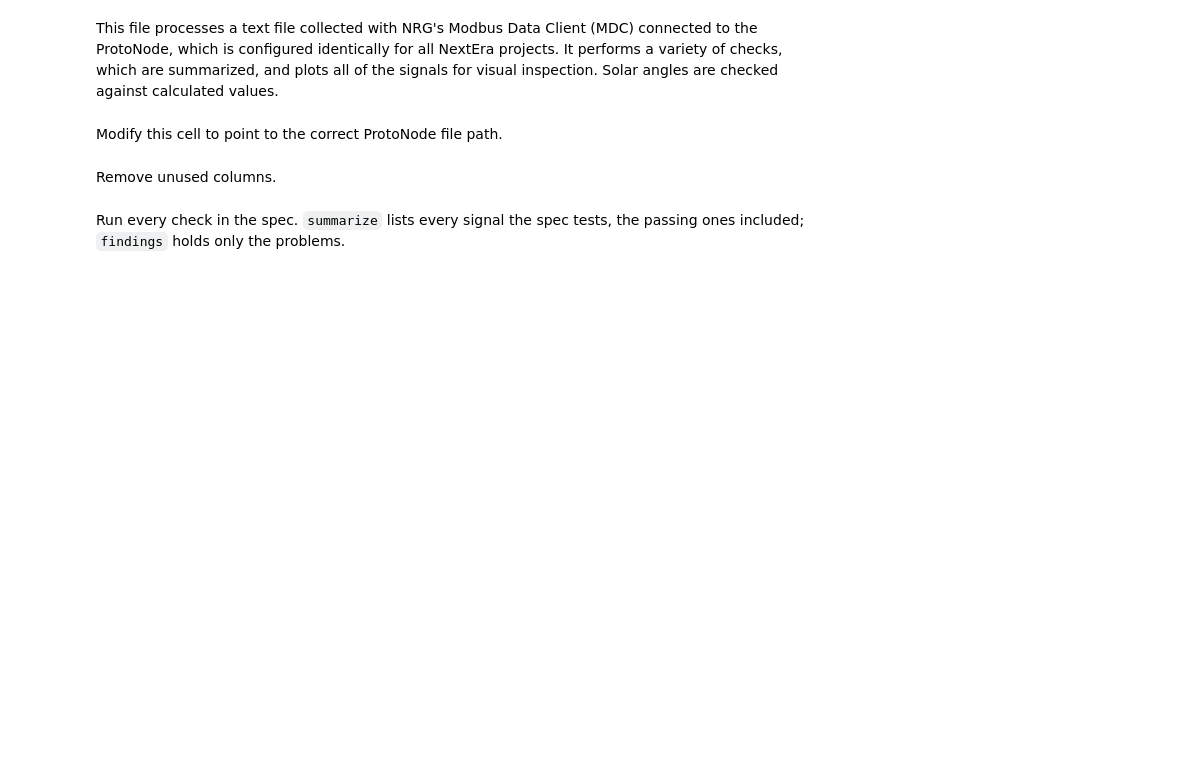
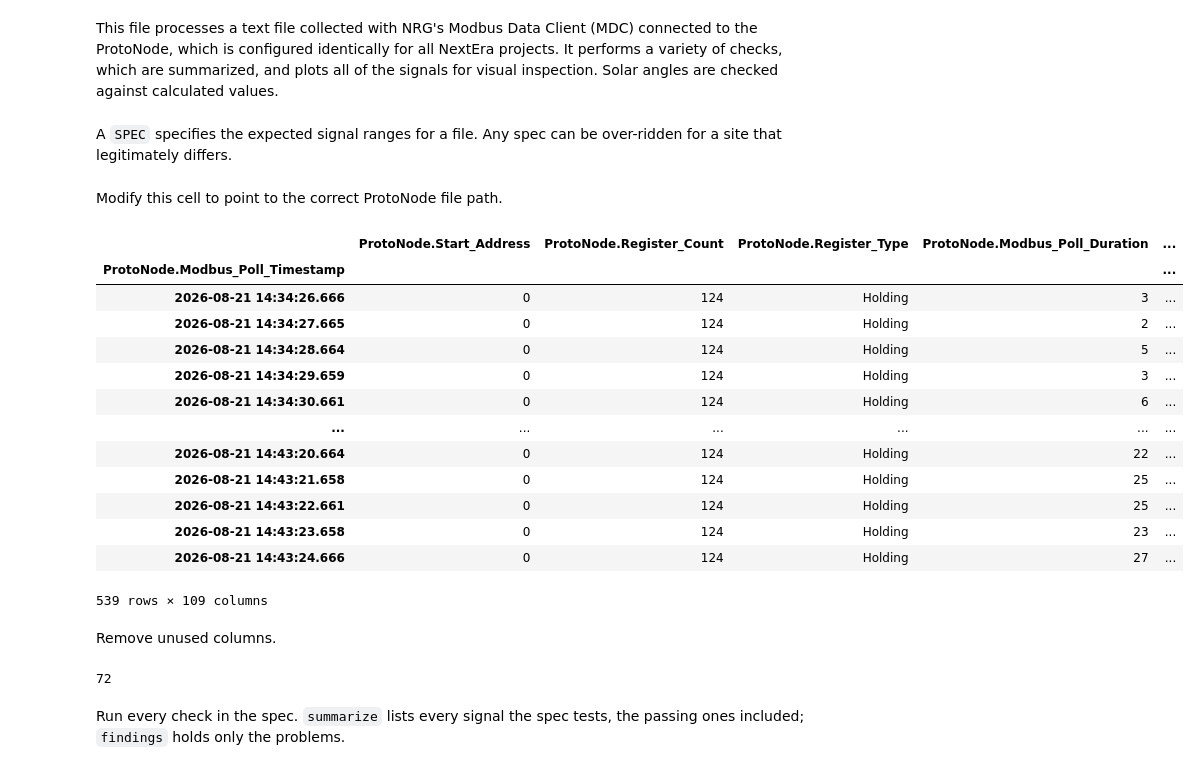
Before and after one commit to bftrock/se-analysis, a Jupyter notebook: notebooks/Process_ProtoNode_File.ipynb, the cells around one changed output. Saved outputs shown, nothing was run; the diff lists cells and outputs as text; code cells hidden in the pictures; blank space fills up the shorter version.

```diff
--- a/notebooks/Process_ProtoNode_File.ipynb
+++ b/notebooks/Process_ProtoNode_File.ipynb
@@ -7,5 +7,7 @@ from se_analysis import download, protonode
 from se_analysis import validation as v
 from se_analysis.plot import plot_signals
+# %% [markdown]
+A `SPEC` specifies the expected signal ranges for a file. Any spec can be over-ridden for a site that legitimately differs.
 # %%
 # The standard ProtoNode expectations. For a site that legitimately differs:
 #     spec = protonode.SPEC.override(ranges={"Logger_Voltage": (23, 26)})
@@ -13,6 +15,21 @@ spec = protonode.SPEC
 # %% [markdown]
 Modify this cell to point to the correct ProtoNode file path.
 # %%
-file_path = download("MET 1 Modbus",
-                    "Modbus_172_19_0_43_ProtoNode 2026-08-17_12_47_51.txt")
+file_path = project("SRM", "Ninnescah-Flats_KS", "MET1", "MDC_TCP_172_19_3_123_MET1_ProtoNode 2026-08-21_14_34_26.txt")
 df = protonode.read(file_path)
+df
+# %% [output]
+|  | ProtoNode.Start_Address | ProtoNode.Register_Count | ProtoNode.Register_Type | ProtoNode.Modbus_Poll_Duration | ... |
+| ProtoNode.Modbus_Poll_Timestamp |  |  |  |  | ... |
+| 2026-08-21 14:34:26.666 | 0 | 124 | Holding | 3 | ... |
+| 2026-08-21 14:34:27.665 | 0 | 124 | Holding | 2 | ... |
+| 2026-08-21 14:34:28.664 | 0 | 124 | Holding | 5 | ... |
+| 2026-08-21 14:34:29.659 | 0 | 124 | Holding | 3 | ... |
+| 2026-08-21 14:34:30.661 | 0 | 124 | Holding | 6 | ... |
+| ... | ... | ... | ... | ... | ... |
+| 2026-08-21 14:43:20.664 | 0 | 124 | Holding | 22 | ... |
+| 2026-08-21 14:43:21.658 | 0 | 124 | Holding | 25 | ... |
+| 2026-08-21 14:43:22.661 | 0 | 124 | Holding | 25 | ... |
+| 2026-08-21 14:43:23.658 | 0 | 124 | Holding | 23 | ... |
+| 2026-08-21 14:43:24.666 | 0 | 124 | Holding | 27 | ... |
+539 rows × 109 columns
@@ -25,6 +38,8 @@ Remove unused columns.
 # %%
 cols = protonode.signal_columns(df)
 len(cols)
+# %% [output]
+72
 # %% [markdown]
 Run every check in the spec. `summarize` lists every signal the spec tests, the passing ones included; `findings` holds only the problems.
 # %%
```
Also changed, not shown: parts of 6 cells of this notebook, 5 other files.
